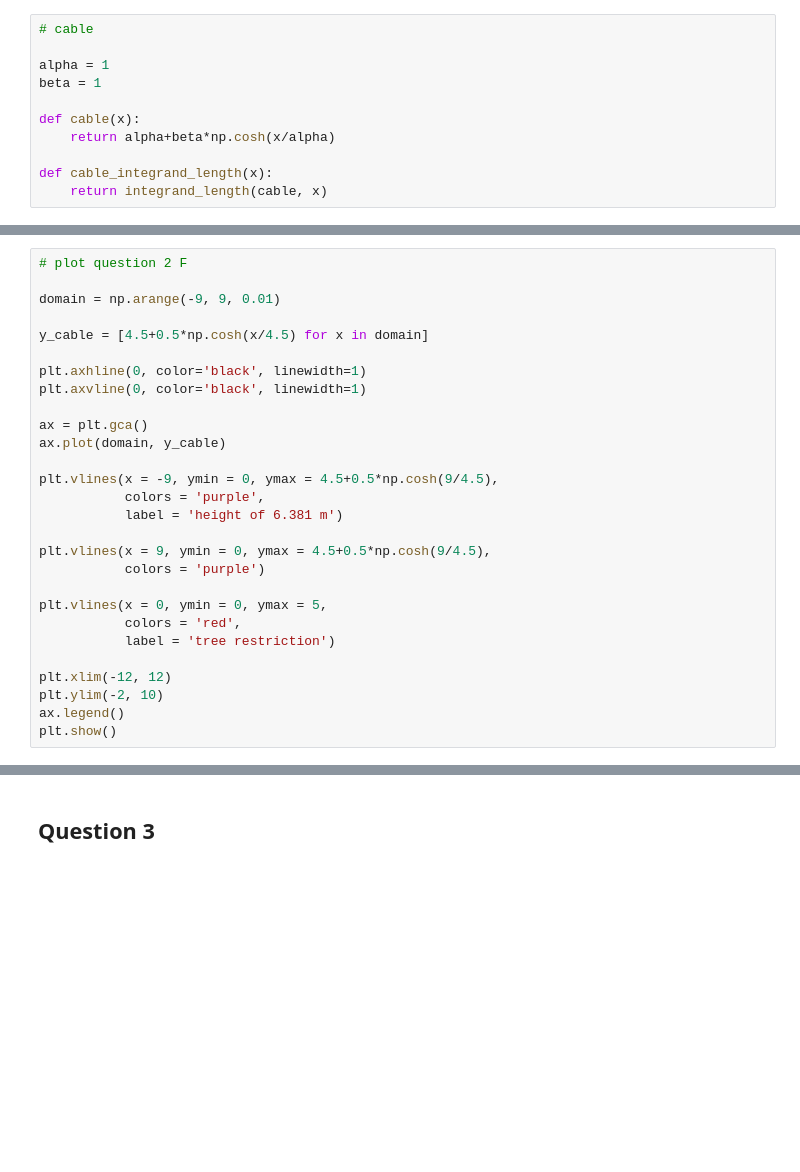
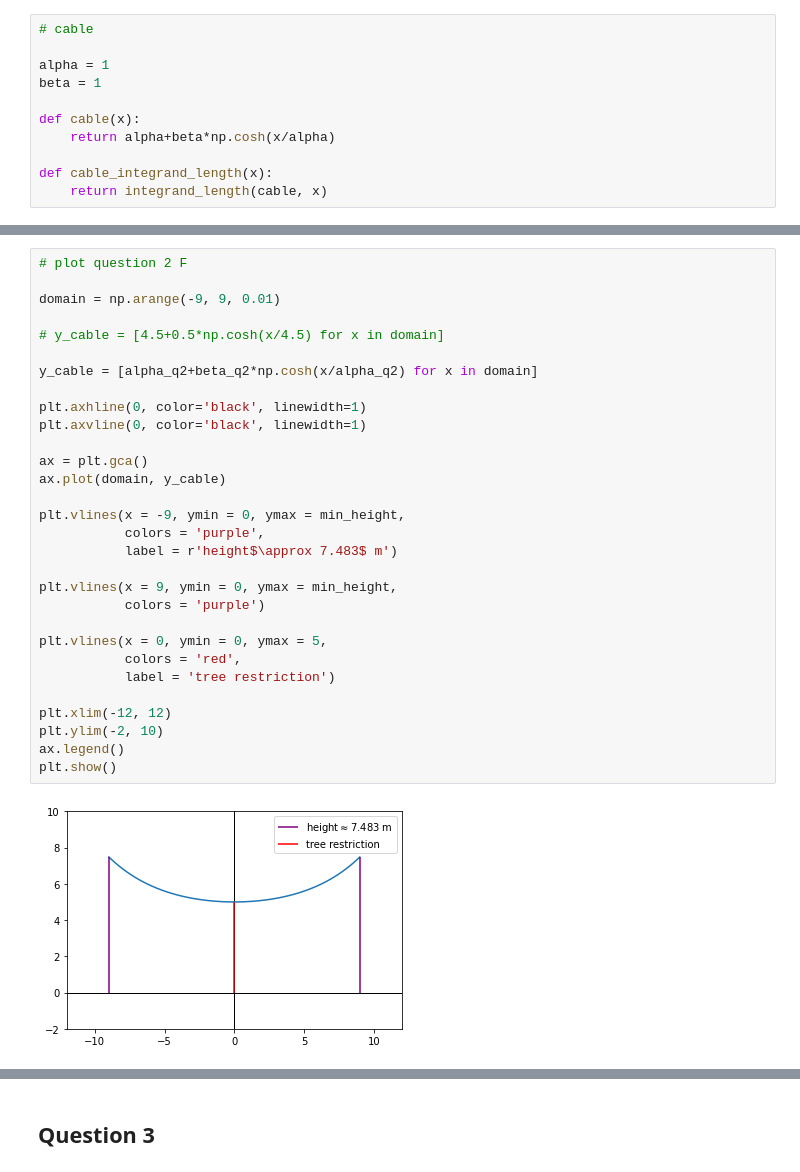
Before and after one commit to magnuis/MTM3521, a Jupyter notebook: atp1.ipynb, the cells around one changed output, grey strips where cells are left out. Cells and saved outputs as stored; diff of their text form; blank space fills up the shorter version.

```diff
--- a/atp1.ipynb
+++ b/atp1.ipynb
@@ -277,30 +296,34 @@ bisection(F, 3, 5, 5*10**(-4), 100)
 # %%
 # plot question 2 F
 
 domain = np.arange(-9, 9, 0.01)
 
-y_cable = [4.5+0.5*np.cosh(x/4.5) for x in domain]
+# y_cable = [4.5+0.5*np.cosh(x/4.5) for x in domain]
+
+y_cable = [alpha_q2+beta_q2*np.cosh(x/alpha_q2) for x in domain]
 
 plt.axhline(0, color='black', linewidth=1)
 plt.axvline(0, color='black', linewidth=1)
 
 ax = plt.gca()
 ax.plot(domain, y_cable)
 
-plt.vlines(x = -9, ymin = 0, ymax = 4.5+0.5*np.cosh(9/4.5),
+plt.vlines(x = -9, ymin = 0, ymax = min_height,
            colors = 'purple',
-           label = 'height of 6.381 m')
+           label = r'height$\approx 7.483$ m')
 
-plt.vlines(x = 9, ymin = 0, ymax = 4.5+0.5*np.cosh(9/4.5),
+plt.vlines(x = 9, ymin = 0, ymax = min_height,
            colors = 'purple')
 
 plt.vlines(x = 0, ymin = 0, ymax = 5,
            colors = 'red',
            label = 'tree restriction')
 
 plt.xlim(-12, 12)
 plt.ylim(-2, 10)
 ax.legend()
 plt.show()
+# %% [output]
+[figure, added]
 # %%
 4.5+0.5*np.cosh(9/4.5)
```
Also changed, not shown: parts of 15 cells of this notebook.
